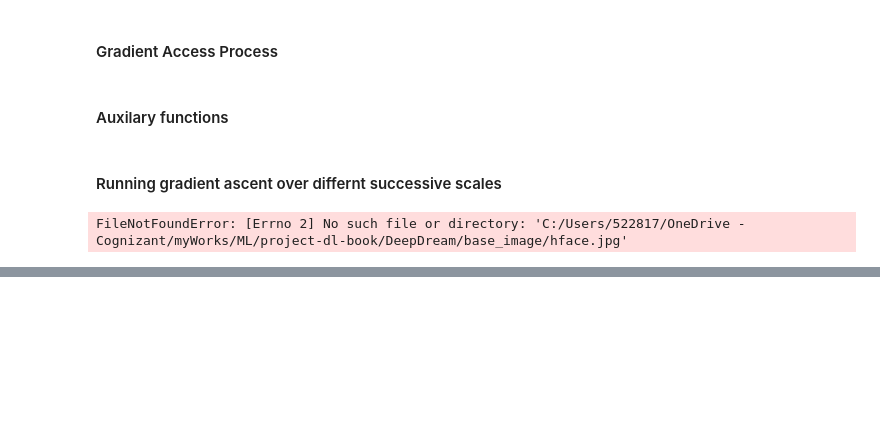
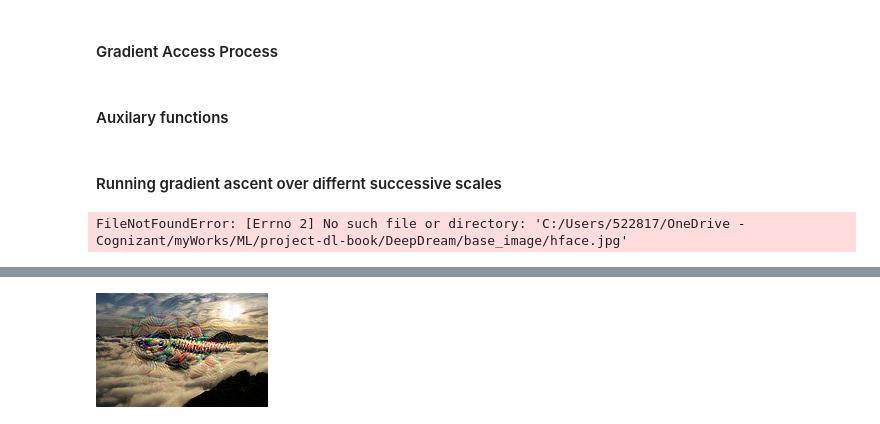
Before and after one commit to git-chinmay/deep_learning_python_book_excs, a Jupyter notebook: DeepDream/DeepDream_Keras.ipynb, the cells around one changed output, grey strips where cells are left out. Drawn from its saved outputs; the diff is of its cells as text; code cells hidden in the pictures; blank space fills up the shorter version.

```diff
--- a/DeepDream/DeepDream_Keras.ipynb
+++ b/DeepDream/DeepDream_Keras.ipynb
@@ -196,0 +206,10 @@ def store_image(img, fname):
+# %%
+#Displaying an image
+from IPython.display import Image
+local_image1 = Image(filename='./deepdream_image/test_outpu1/dream_at_scale(114, 172).png')
+local_image2 = Image(filename='./deepdream_image/test_outpu1/dream_at_scale(160, 242).png')
+local_image3 = Image(filename='./deepdream_image/test_outpu1/dream_at_scale(225, 339).png')
+local_image4 = Image(filename='./deepdream_image/test_outpu1/final_dream.png')
+local_image1
+# %% [output]
+[figure, added]
```
Also changed, not shown: parts of 4 cells of this notebook, 1 other file.
